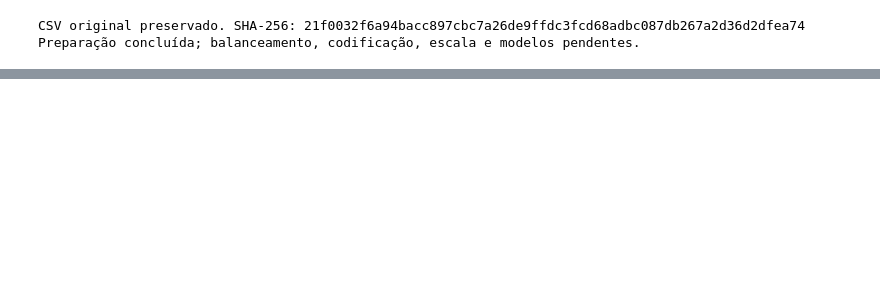
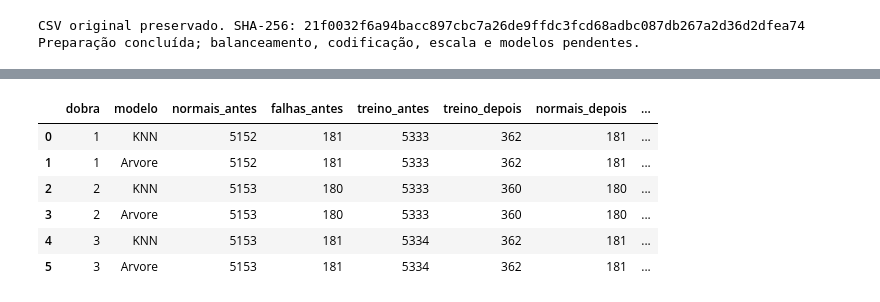
Before and after one commit to fabcosta-br/t4-manutencao-preditiva, a Jupyter notebook: projeto_final.ipynb, the cells around one changed output, grey strips where cells are left out. Saved outputs shown, nothing was run; the diff lists cells and outputs as text; code cells hidden in the pictures; blank space fills up the shorter version.

```diff
--- a/projeto_final.ipynb
+++ b/projeto_final.ipynb
@@ -267,0 +351,48 @@ Preparação concluída; balanceamento, codificação, escala e modelos pendente
+# %%
+auditoria_dobras = []
+for numero_dobra, (indices_ajuste, indices_validacao) in enumerate(dobras, start=1):
+    X_ajuste = X_treino_bruto.iloc[indices_ajuste]
+    y_ajuste = y_treino.iloc[indices_ajuste]
+    X_validacao = X_treino_bruto.iloc[indices_validacao]
+    assert X_ajuste.index.equals(y_ajuste.index)
+    assert set(X_ajuste.index).isdisjoint(X_validacao.index)
+    assert set(X_ajuste.index).isdisjoint(X_teste_bruto.index)
+    for nome, pipeline in pipelines.items():
+        ajuste_dobra = clone(pipeline).fit(X_ajuste, y_ajuste)
+        preparacao_dobra = ajuste_dobra.named_steps['preparacao']
+        numericos_dobra = preparacao_dobra.named_transformers_['numericos']
+        assert np.allclose(numericos_dobra.named_steps['imputacao'].statistics_,
+                           X_ajuste[CONTINUAS].median().to_numpy())
+        if nome == 'KNN':
+            ajuste_imputado = numericos_dobra.named_steps['imputacao'].transform(X_ajuste[CONTINUAS])
+            ajuste_com_potencia = adicionar_potencia(ajuste_imputado)
+            assert np.allclose(numericos_dobra.named_steps['escala'].mean_,
+                               ajuste_com_potencia.mean().to_numpy())
+        moda_dobra = preparacao_dobra.named_transformers_['categorias'].named_steps['imputacao']
+        assert moda_dobra.statistics_[0] == X_ajuste['tipo'].mode().iloc[0]
+        validacao_transformada = preparacao_dobra.transform(X_validacao)
+        assert validacao_transformada.shape[0] == len(X_validacao)
+        assert np.isfinite(validacao_transformada).all()
+        selecionados = ajuste_dobra.named_steps['balanceamento'].sample_indices_
+        classes_balanceadas = y_ajuste.iloc[selecionados].value_counts().sort_index()
+        assert classes_balanceadas.loc[0] == classes_balanceadas.loc[1]
+        assert len(np.unique(selecionados)) == len(selecionados)
+        assert set(X_ajuste.iloc[selecionados].index).issubset(X_ajuste.index)
+        auditoria_dobras.append({
+            'dobra': numero_dobra, 'modelo': nome,
+            'normais_antes': int((y_ajuste == 0).sum()),
+            'falhas_antes': int((y_ajuste == 1).sum()),
+            'treino_antes': len(X_ajuste), 'treino_depois': len(selecionados),
+            'normais_depois': int(classes_balanceadas.loc[0]),
+            'falhas_depois': int(classes_balanceadas.loc[1]),
+            'validacao_preservada': len(X_validacao),
+        })
+display(pd.DataFrame(auditoria_dobras))
+# %% [output]
+|  | dobra | modelo | normais_antes | falhas_antes | treino_antes | treino_depois | normais_depois | ... |
+| 0 | 1 | KNN | 5152 | 181 | 5333 | 362 | 181 | ... |
+| 1 | 1 | Arvore | 5152 | 181 | 5333 | 362 | 181 | ... |
+| 2 | 2 | KNN | 5153 | 180 | 5333 | 360 | 180 | ... |
+| 3 | 2 | Arvore | 5153 | 180 | 5333 | 360 | 180 | ... |
+| 4 | 3 | KNN | 5153 | 181 | 5334 | 362 | 181 | ... |
+| 5 | 3 | Arvore | 5153 | 181 | 5334 | 362 | 181 | ... |
```
Also changed, not shown: parts of 18 cells of this notebook, 3 other files.
